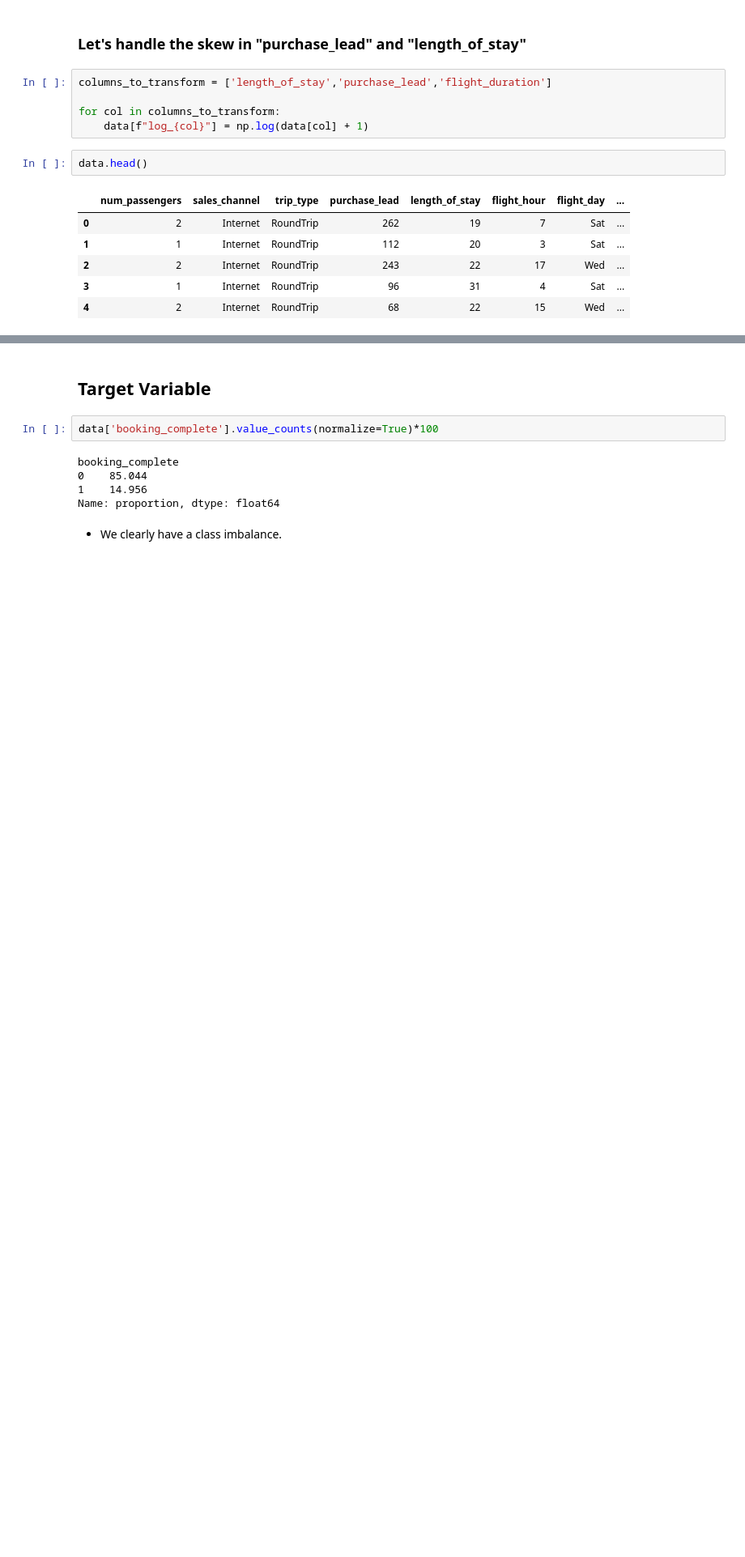
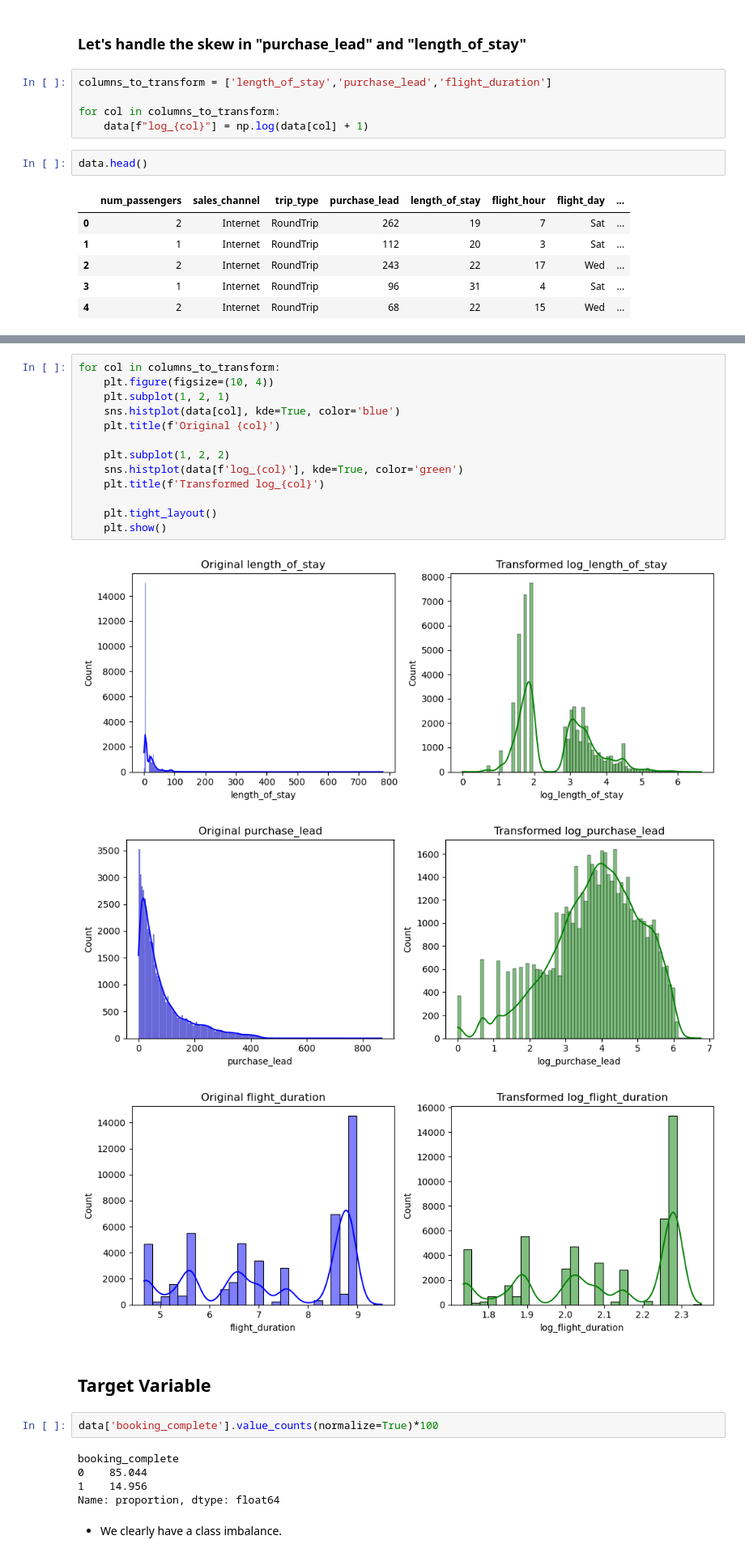
Before and after one commit to Ds2023/British_Airways_Predictive_Booking_Model, a Jupyter notebook: notebooks/eda.ipynb, the cells around one changed output, grey strips where cells are left out. Shown at 81% size. Saved outputs shown, nothing was run; the diff lists cells and outputs as text; blank space fills up the shorter version.

```diff
--- a/notebooks/eda.ipynb
+++ b/notebooks/eda.ipynb
@@ -295,3 +295,20 @@ data.head()
+# %%
+for col in columns_to_transform:
+    plt.figure(figsize=(10, 4))
+    plt.subplot(1, 2, 1)
+    sns.histplot(data[col], kde=True, color='blue')
+    plt.title(f'Original {col}')
+
+    plt.subplot(1, 2, 2)
+    sns.histplot(data[f'log_{col}'], kde=True, color='green')
+    plt.title(f'Transformed log_{col}')
+
+    plt.tight_layout()
+    plt.show()
+# %% [output]
+[figure, added]
+[figure, added]
+[figure, added]
 # %% [markdown]
 ## Target Variable
 # %%
```
Also changed, not shown: parts of 23 cells of this notebook.
